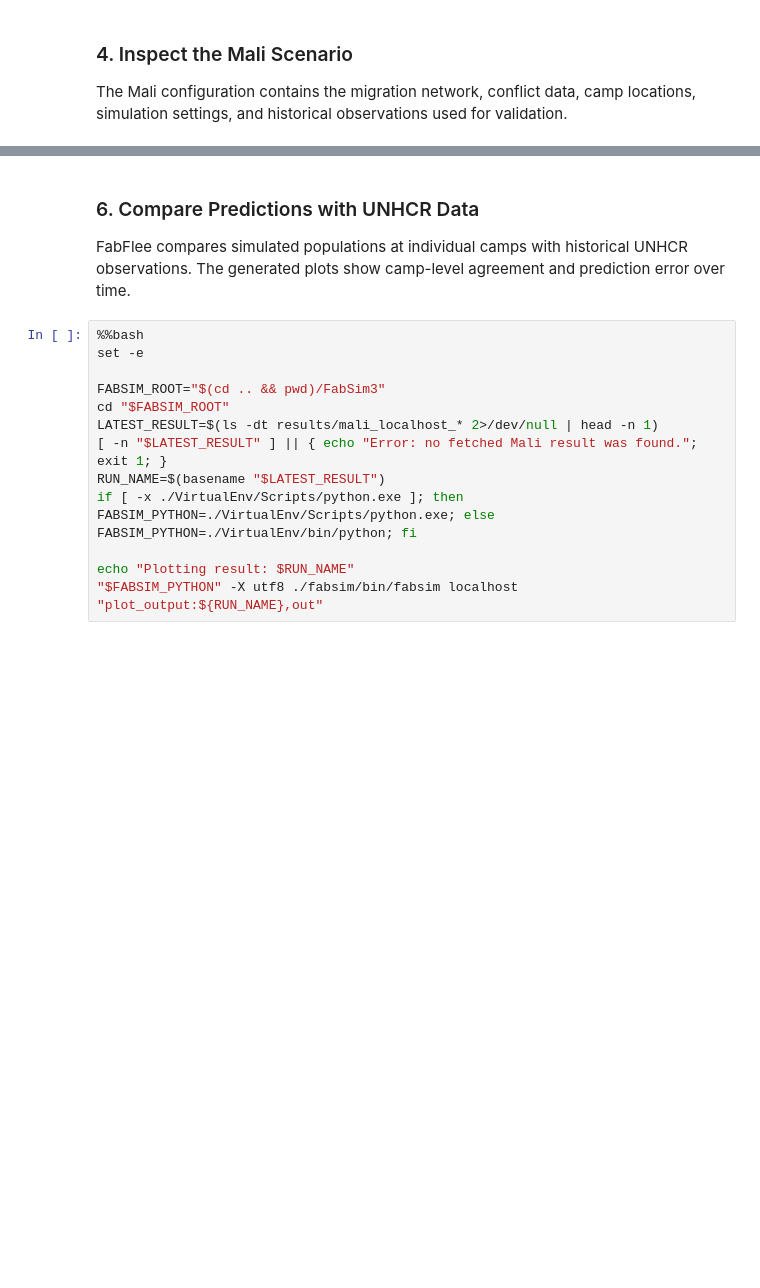
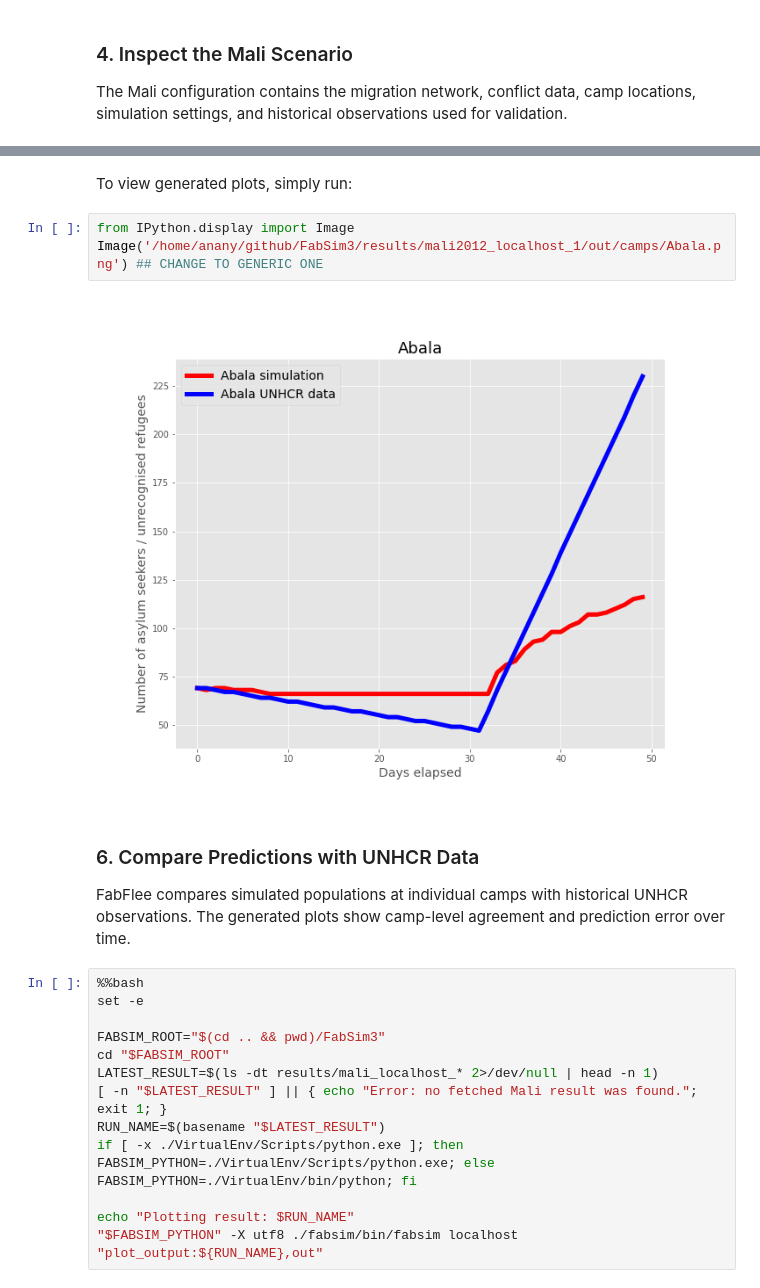
Before and after one commit to ananyabadithe/SEAVEA-tutorials, a Jupyter notebook: seavea-webinar-tutorial-2.ipynb, the cells around one changed output, grey strips where cells are left out. Drawn from its saved outputs; the diff is of its cells as text; blank space fills up the shorter version.

```diff
--- a/seavea-webinar-tutorial-2.ipynb
+++ b/seavea-webinar-tutorial-2.ipynb
@@ -180,3 +394,10 @@ if [ -x ./VirtualEnv/Scripts/python.exe ]; then FABSIM_PYTHON=./VirtualEnv/Scrip
+# %% [markdown]
+To view generated plots, simply run:
+# %%
+from IPython.display import Image
+Image('/home/anany/github/FabSim3/results/mali2012_localhost_1/out/camps/Abala.png') ## CHANGE TO GENERIC ONE
+# %% [output]
+[figure, added]
 # %% [markdown]
 ### 6. Compare Predictions with UNHCR Data
 
```
Also changed, not shown: parts of 15 cells of this notebook, 1 other file.
